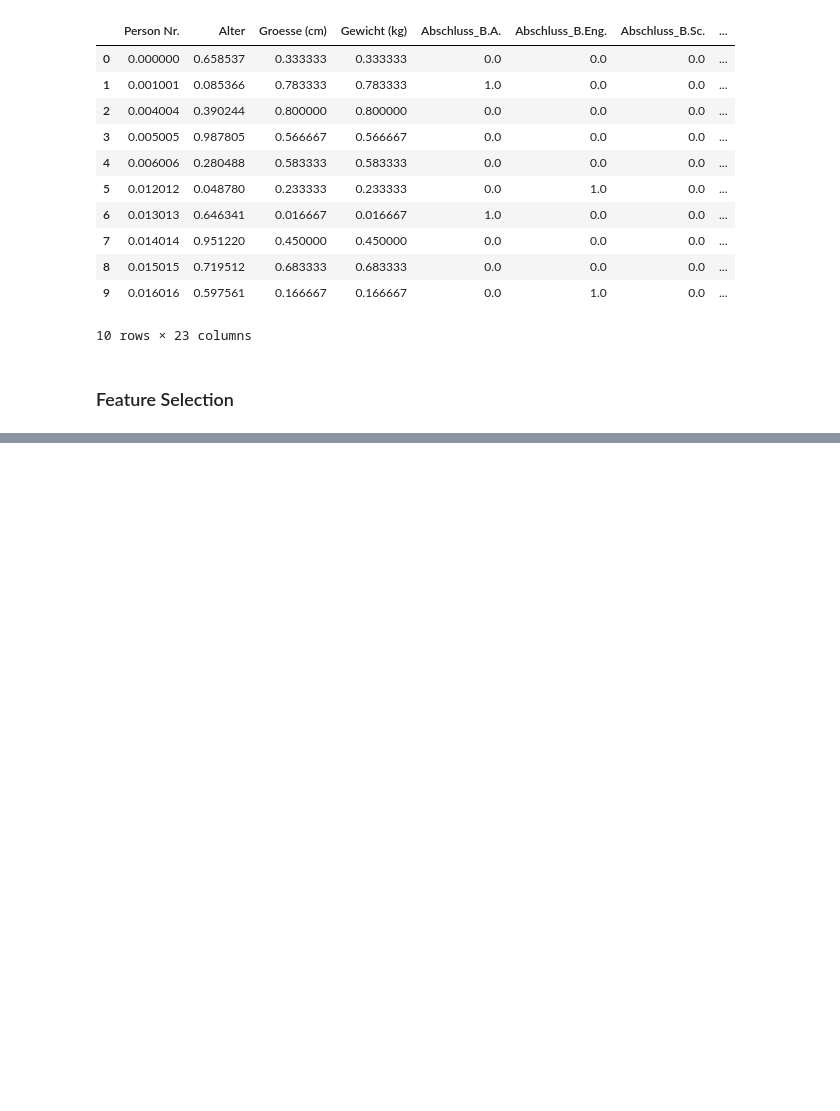
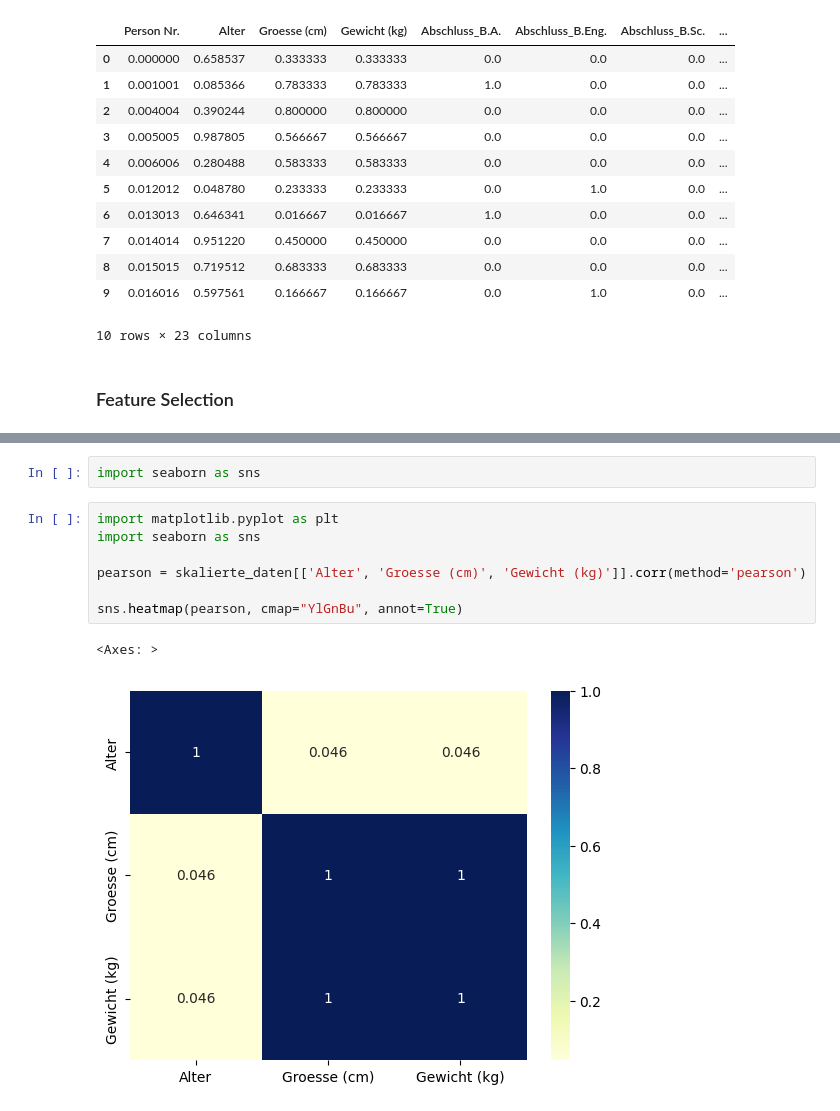
Before and after one commit to hashem039/daten, a Jupyter notebook: DT_personen_einkommen.ipynb, the cells around one changed output, grey strips where cells are left out. Saved outputs shown, nothing was run; the diff lists cells and outputs as text; blank space fills up the shorter version.

```diff
--- a/DT_personen_einkommen.ipynb
+++ b/DT_personen_einkommen.ipynb
@@ -226,0 +305,12 @@ skalierte_daten.head(10)
+# %%
+import seaborn as sns
+# %%
+import matplotlib.pyplot as plt
+import seaborn as sns
+
+pearson = skalierte_daten[['Alter', 'Groesse (cm)', 'Gewicht (kg)']].corr(method='pearson')
+
+sns.heatmap(pearson, cmap="YlGnBu", annot=True)
+# %% [output]
+<Axes: >
+[figure, added]
```
Also changed, not shown: parts of 4 cells of this notebook, 1 other file.
